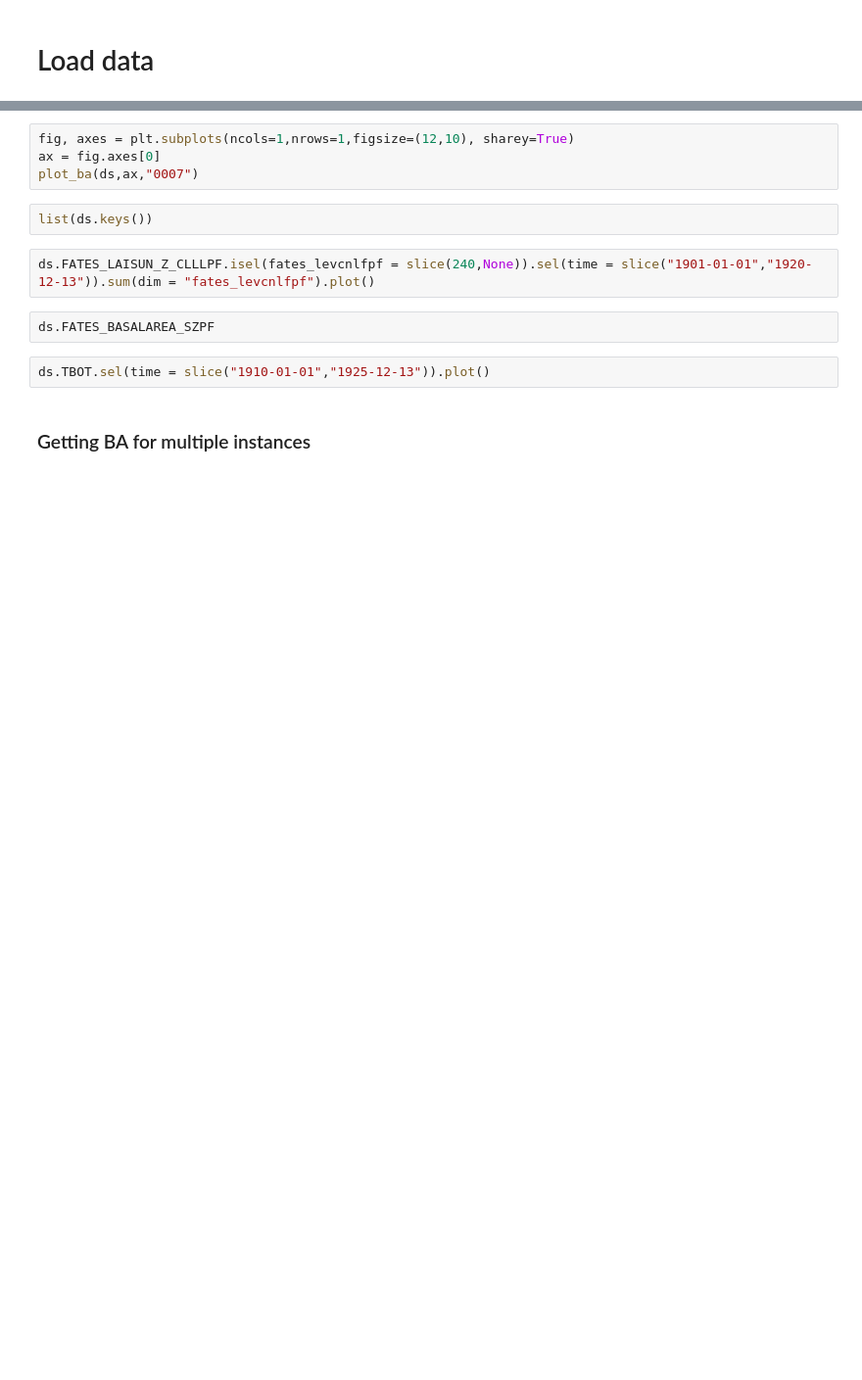
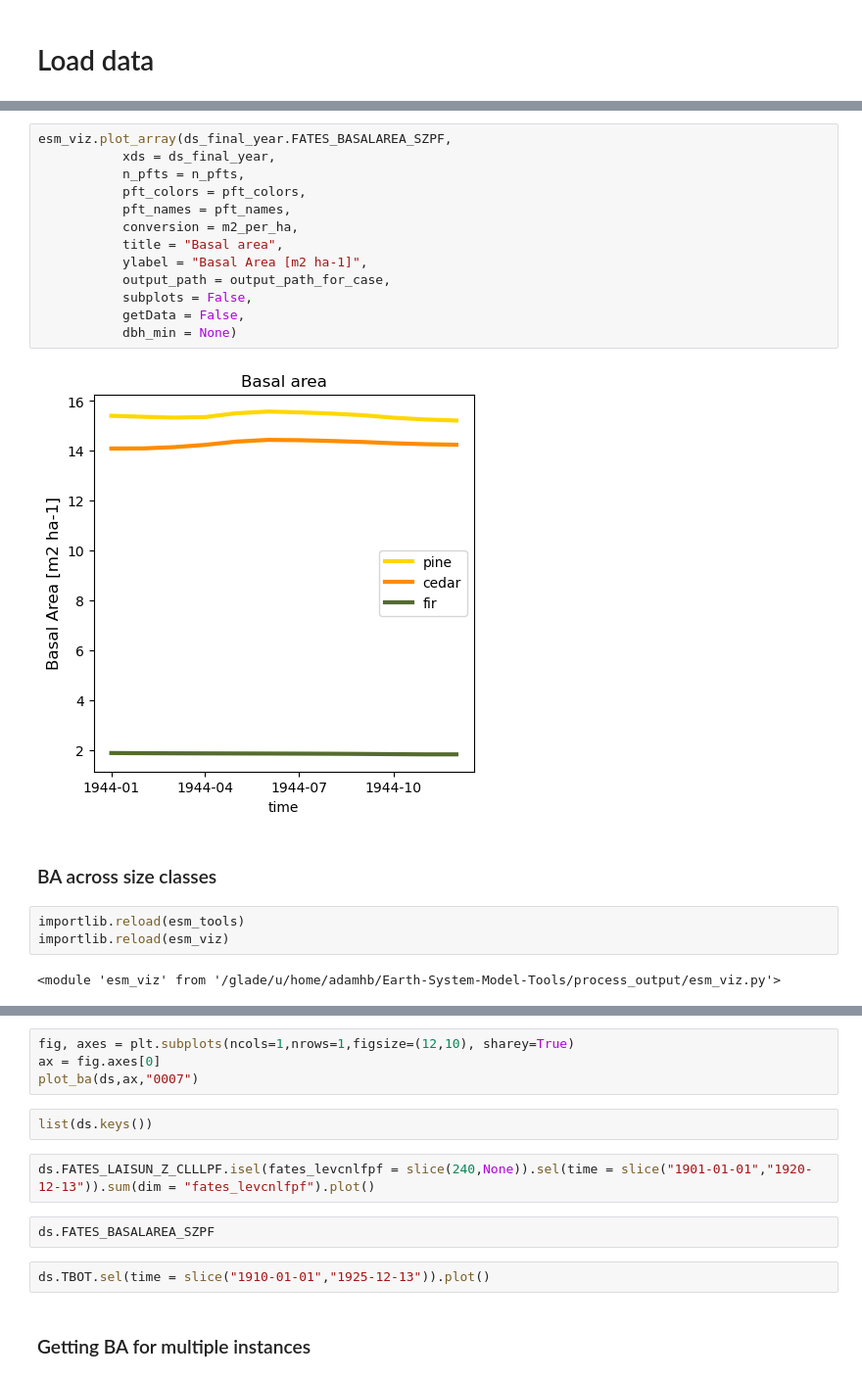
Before and after one commit to adamhb/Earth-System-Model-Tools, a Jupyter notebook: process_output/evaluate_single_site_simulation.ipynb, the cells around one changed output, grey strips where cells are left out. Shown at 98% size. Cells and saved outputs as stored; diff of their text form; blank space fills up the shorter version.

```diff
--- a/process_output/evaluate_single_site_simulation.ipynb
+++ b/process_output/evaluate_single_site_simulation.ipynb
@@ -154,0 +202,22 @@ Total AGB: 0.0007882639765739441
+# %%
+esm_viz.plot_array(ds_final_year.FATES_BASALAREA_SZPF,
+           xds = ds_final_year,
+           n_pfts = n_pfts,
+           pft_colors = pft_colors,
+           pft_names = pft_names,
+           conversion = m2_per_ha,
+           title = "Basal area",
+           ylabel = "Basal Area [m2 ha-1]",
+           output_path = output_path_for_case,
+           subplots = False,
+           getData = False,
+           dbh_min = None)
+# %% [output]
+[figure, added]
+# %% [markdown]
+### BA across size classes
+# %%
+importlib.reload(esm_tools)
+importlib.reload(esm_viz)
+# %% [output]
+<module 'esm_viz' from '/glade/u/home/adamhb/Earth-System-Model-Tools/process_output/esm_viz.py'>
```
Also changed, not shown: parts of 43 cells of this notebook, 4 other files.
